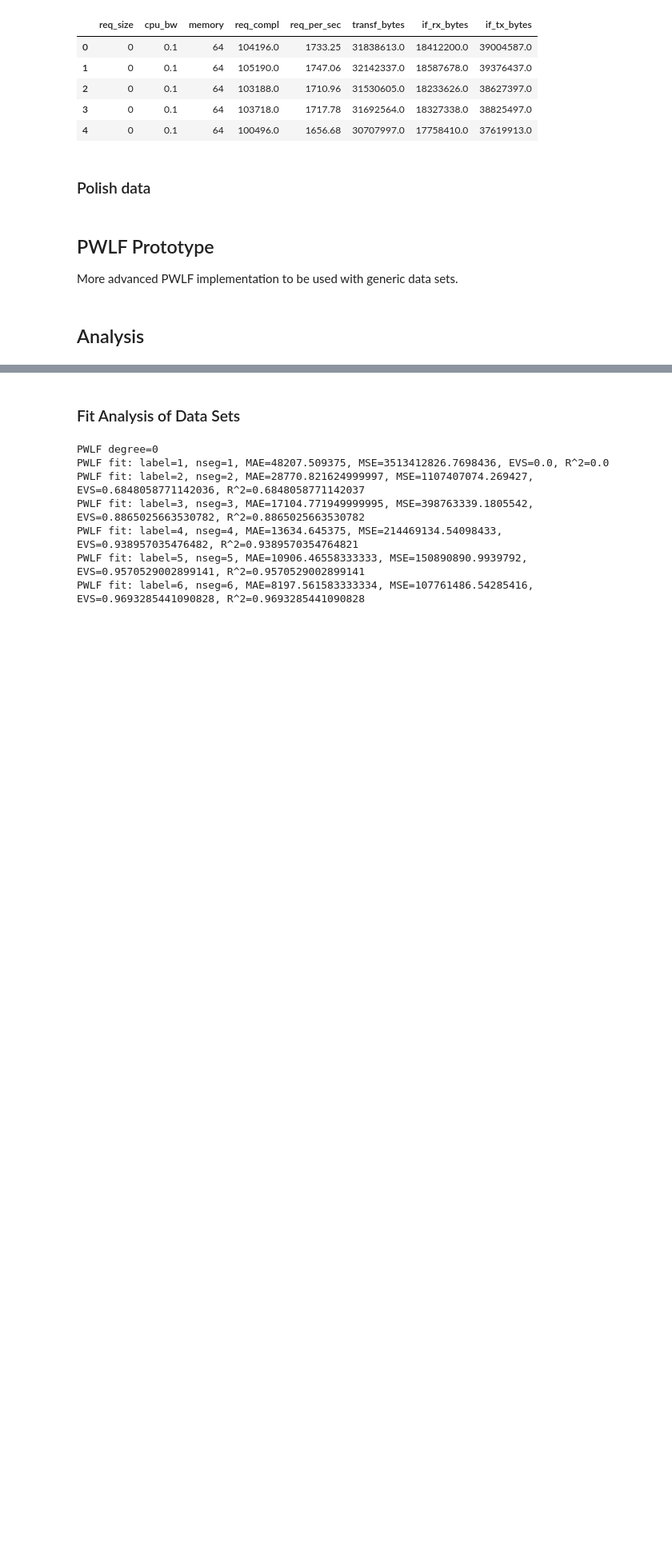
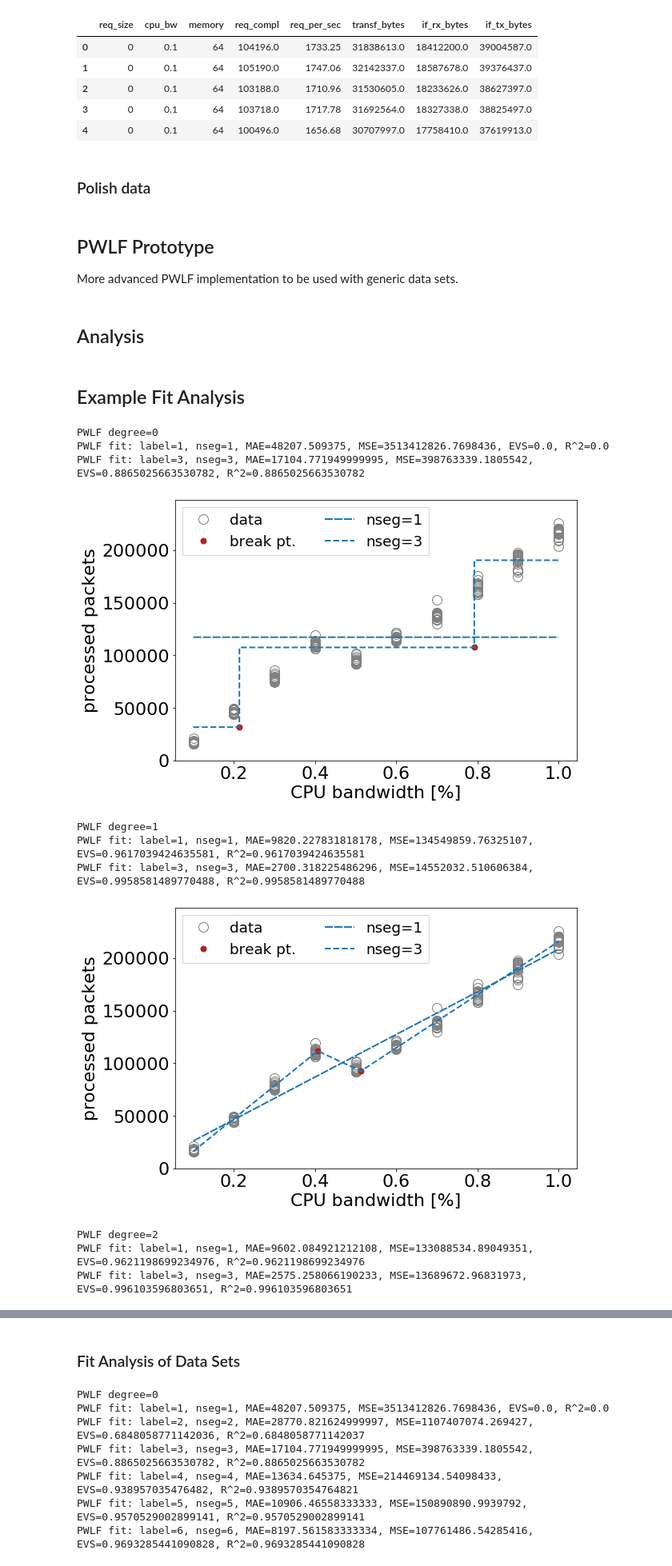
Before and after one commit to sndzoo/analysis, a Jupyter notebook: pwl_approx_analysis-basic.ipynb, the cells around one changed output, grey strips where cells are left out. Shown at 80% size. Cells and saved outputs as stored; diff of their text form; code cells hidden in the pictures; blank space fills up the shorter version.

Commit message:
Added example plots
Signed-off-by: peusterm <manuel.peuster@uni-paderborn.de>

```diff
--- a/pwl_approx_analysis-basic.ipynb
+++ b/pwl_approx_analysis-basic.ipynb
@@ -440,7 +440,7 @@ def select(data, sel_dict):
         data = data[data[k]==v]
     return data
 # %%
-def analyse_fits(data, x_col, y_col, name="unnamed", x_label="x-axis", y_label="y-axis"):
+def analyse_fits(data, x_col, y_col, name="unnamed", x_label="x-axis", y_label="y-axis", segments=None):
     """
     - Shows fit with multiple lines (1-n segments + opt. segment (solid, bold)) in a single plot
     - Creates multiple plots for different degrees
@@ -455,7 +455,8 @@ def analyse_fits(data, x_col, y_col, name="unnamed", x_label="x-axis", y_label="
         (x, y) = (mpf.xin, mpf.yin)
 
         # define number of segments to test
-        segments = {"1": 1, "2": 2, "3": 3, "4": 4, "5": 5, "6": 6}
+        if segments is None:
+            segments = {"1": 1, "2": 2, "3": 3, "4": 4, "5": 5, "6": 6}
 
         # create figure
         matplotlib.rcParams.update({'font.size': 22})
@@ -518,3 +519,20 @@ def analyse_errors(data):
         plt.savefig("plots/error-{}-{}.pdf".format(name, y_col), dpi=300, bbox_inches="tight")
         plt.show()
         plt.close()
+# %% [markdown]
+## Example Fit Analysis
+# %%
+d = select(dfs[0].copy(), {"flow_size": 0, "ruleset": 2, "memory": 256})
+df_err = analyse_fits(d, "cpu_bw", "ids_pkts", name="ds-sec01-example", x_label="CPU bandwidth [%]", y_label="processed packets", segments={"1": 1, "3": 3})
+# %% [output]
+PWLF degree=0
+PWLF fit: label=1, nseg=1, MAE=48207.509375, MSE=3513412826.7698436, EVS=0.0, R^2=0.0
+PWLF fit: label=3, nseg=3, MAE=17104.771949999995, MSE=398763339.1805542, EVS=0.8865025663530782, R^2=0.8865025663530782
+[figure, added]
+PWLF degree=1
+PWLF fit: label=1, nseg=1, MAE=9820.227831818178, MSE=134549859.76325107, EVS=0.9617039424635581, R^2=0.9617039424635581
+PWLF fit: label=3, nseg=3, MAE=2700.318225486296, MSE=14552032.510606384, EVS=0.9958581489770488, R^2=0.9958581489770488
+[figure, added]
+PWLF degree=2
+PWLF fit: label=1, nseg=1, MAE=9602.084921212108, MSE=133088534.89049351, EVS=0.9621198699234976, R^2=0.9621198699234976
+PWLF fit: label=3, nseg=3, MAE=2575.258066190233, MSE=13689672.96831973, EVS=0.996103596803651, R^2=0.996103596803651
```
Also changed, not shown: parts of 1 cell of this notebook, 3 other files.
